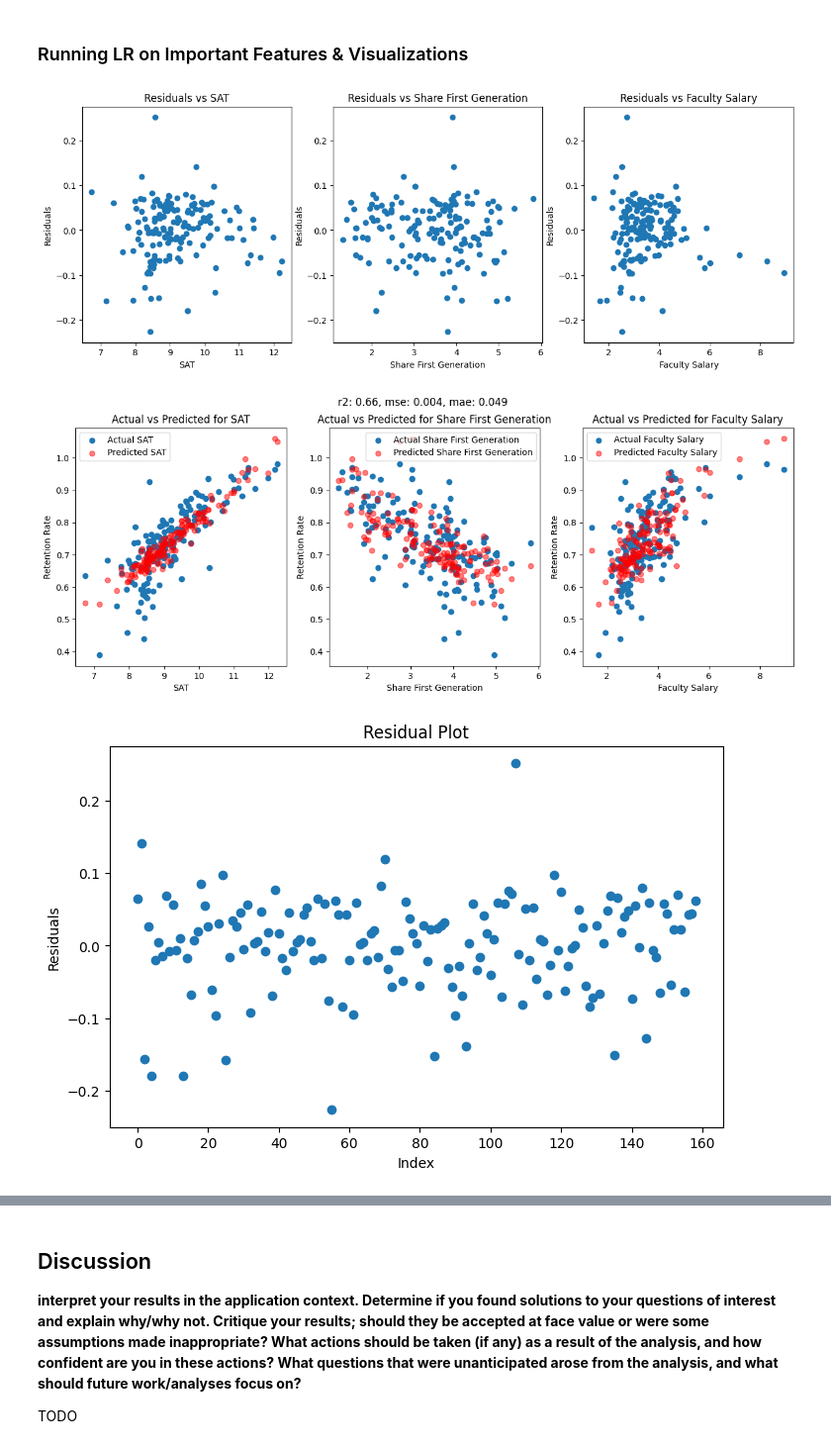
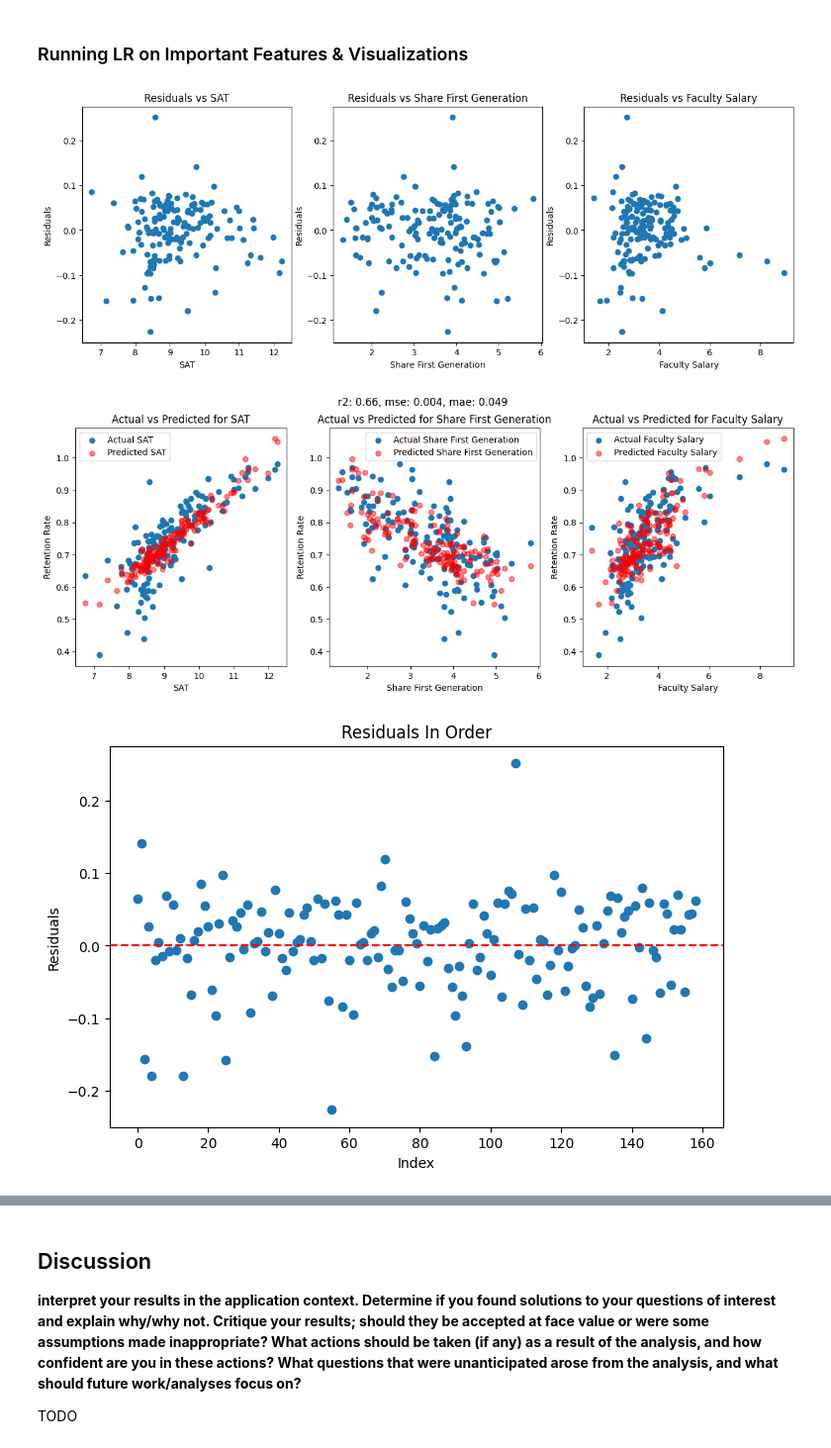
Before and after one commit to sahana-dhar/Understanding-Student-Retention-in-Higher-Education-, a Jupyter notebook: ds3000_final_report.ipynb, the cells around one changed output, grey strips where cells are left out. Shown at 99% size. Cells and saved outputs as stored; diff of their text form; code cells hidden in the pictures.

```diff
--- a/ds3000_final_report.ipynb
+++ b/ds3000_final_report.ipynb
@@ -275,7 +272,7 @@ for idx, feature in enumerate(X.columns):
 
     axes[idx].set_xlabel(feature)
     axes[idx].set_ylabel('Retention Rate')
-    axes[idx].set_title(f'Actual vs Predicted for {feature}')
+    axes[idx].set_title(f'Actual vs Predicted Retention Rate Based on {feature}')
     axes[idx].legend(['Actual', 'Predicted'])
 
 # adjust layout
@@ -285,9 +282,6 @@ plt.show()
 # calculate and display R2 score and MSE
 r2 = r2_score(y_test, y_pred)
 mse = mean_squared_error(y_test, y_pred)
-
-print(f'R^2 Score: {r2:.4f}')
-print(f'Mean Squared Error: {mse:.4f}')
 
 # feature Importances
 feature_importances = rf_model.feature_importances_
@@ -315,7 +309,7 @@ mae_selected = mean_absolute_error(y_test, y_pred)
 
 # display R2, MSE, and MAE
 result_text = f'R-squared (R2): {r2_selected:.4f}\nMean Squared Error (MSE): {mse_selected:.4f}\nMean Absolute Error (MAE): {mae_selected:.4f}'
-plt.figtext(0.5, -0.1, result_text, ha='center', fontsize=12, bbox=dict(facecolor='white', alpha=0.5))
+plt.figtext(0.5, -0.15, result_text, ha='center', fontsize=12, bbox=dict(facecolor='white', alpha=0.5))
 plt.show()
 
 # visualizing residuals
@@ -323,6 +317,6 @@ plt.scatter(y_pred, residuals_selected)
 plt.axhline(y=0, color='r', linestyle='--')
 plt.xlabel("Predicted Retention Rate")
 plt.ylabel("Residuals")
-plt.title("Residuals for Random Forest (Top 3 Features)")
+plt.title("Residuals for Random Forest Regressor (Top 3 Features)")
 plt.show()
 # %% [output]
@@ -402,7 +402,6 @@ def multiple_regression(cols):
     num_features = len(cols)
     fig, axes = plt.subplots(nrows=1, ncols=num_features, figsize=(15, 5))
 
-
     # create a new figure for actual vs predicted plots
     plt.figure(figsize=(15, 5))
     for i, feature in enumerate(cols):
@@ -415,7 +414,6 @@ def multiple_regression(cols):
         plt.title(f'Actual vs Predicted for {feature}')
         plt.suptitle(f'r2: {round(r2, 3)}, mse: {round(mse, 3)}, mae: {round(mae, 3)}')
 
-
     # plot residuals against each feature separately
     for i, feature in enumerate(cols):
         axes[i].scatter(x=X_test[:, i], y=residuals)
@@ -425,10 +423,11 @@ def multiple_regression(cols):
 
     # residuals plot
     plt.figure(figsize=(8, 5))
-    plt.scatter(x=range(len(y_test)), y=residuals)
+    plt.scatter(x=range(len(residuals)), y=residuals)
+    plt.axhline(y=0, color='r', linestyle='--')
     plt.xlabel('Index')
     plt.ylabel('Residuals')
-    plt.title('Residual Plot')
+    plt.title('Residuals In Order')
 
     # probability plot
     plt.figure(figsize=(8, 5))
@@ -441,11 +440,10 @@ def multiple_regression(cols):
 
     return {'mse': mse, 'r2': r2, 'mae': mae, 'residuals': residuals, 'X_test': X_test, 'y_test': y_test, 'y_pred': y_pred, 'features': cols}
 # %%
-# fit a Multiple Linear Regression model with the top 3 features
+# fit a Multiple Linear Regression model with the top 3 features and visualize it
 mult_reg_model = multiple_regression(['SAT', 'Share First Generation', 'Faculty Salary'])
-residuals = mult_reg_model['residuals']
 # %% [output]
 [figure]
 [figure]
-[figure, old version]
+[figure, new version]
 [figure]
```
Also changed, not shown: parts of 8 cells of this notebook.
